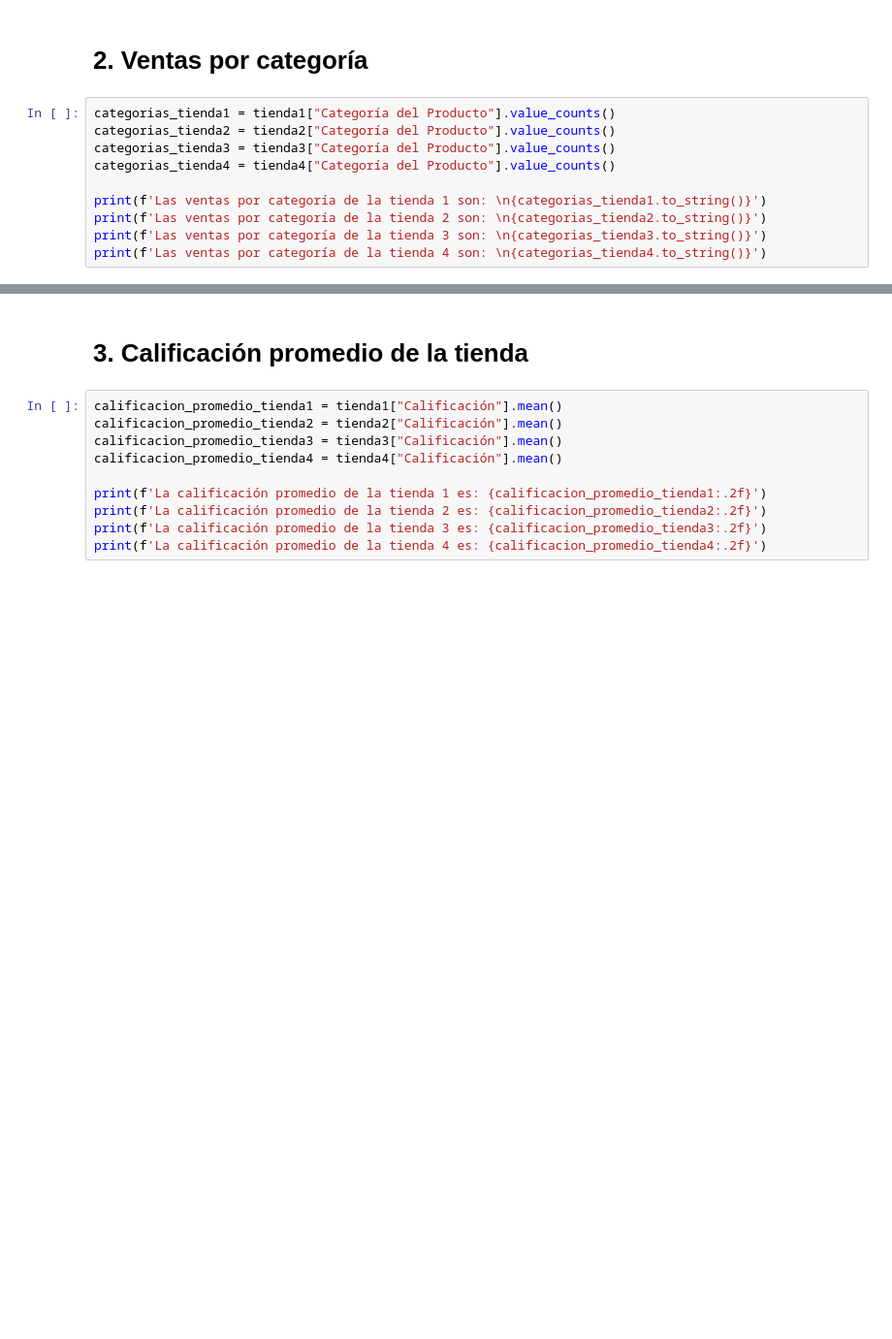
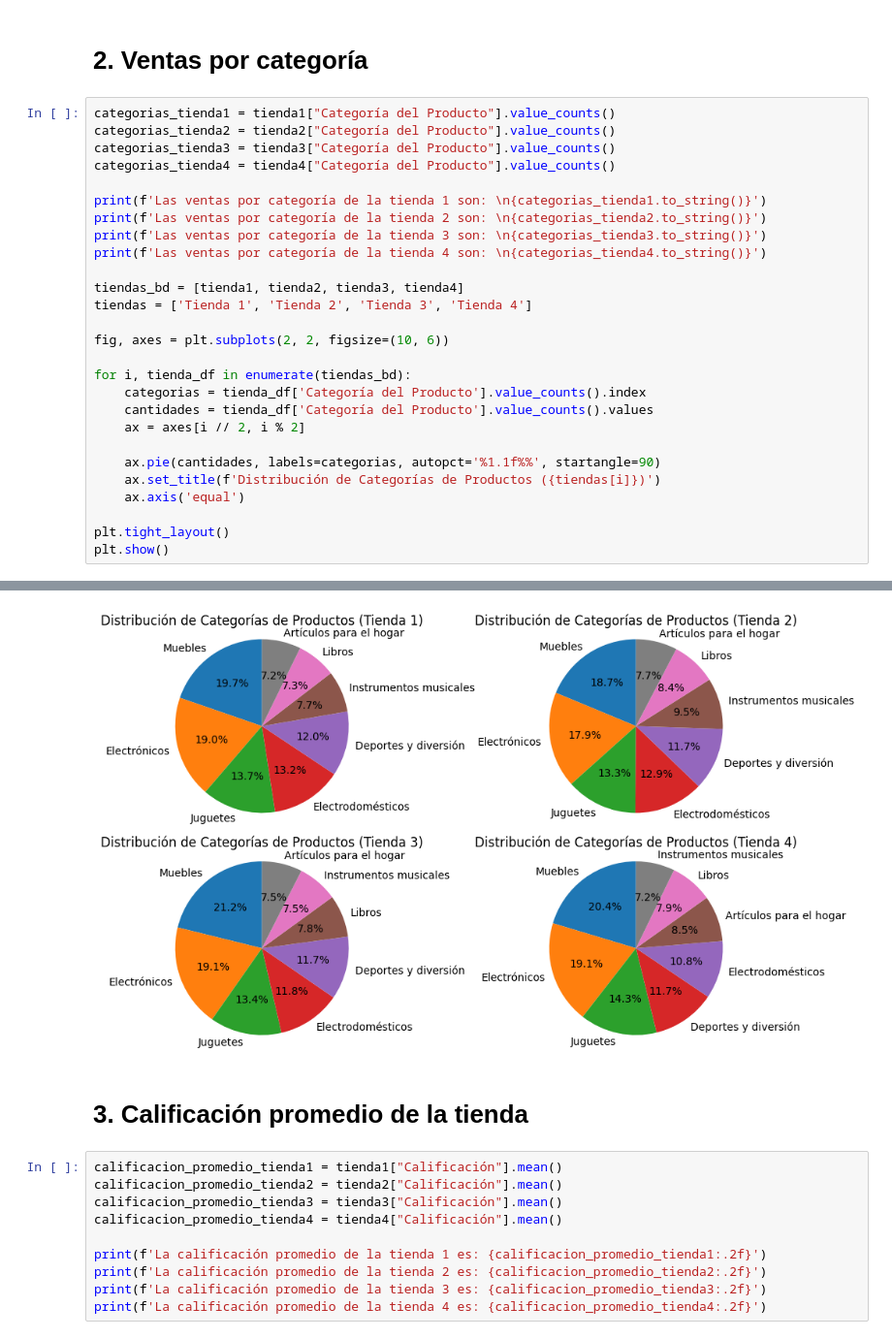
Before and after one commit to JoelC-Creator/AluraStore, a Jupyter notebook: AluraStoreLatam.ipynb, the cells around one changed output, grey strips where cells are left out. Shown at 97% size. Saved outputs shown, nothing was run; the diff lists cells and outputs as text; blank space fills up the shorter version.

```diff
--- a/AluraStoreLatam.ipynb
+++ b/AluraStoreLatam.ipynb
@@ -55,31 +54,49 @@ El ingreso de la tienda 4 fue de 1,038,375,700.00
 # %%
 categorias_tienda1 = tienda1["Categoría del Producto"].value_counts()
 categorias_tienda2 = tienda2["Categoría del Producto"].value_counts()
 categorias_tienda3 = tienda3["Categoría del Producto"].value_counts()
 categorias_tienda4 = tienda4["Categoría del Producto"].value_counts()
 
 print(f'Las ventas por categoría de la tienda 1 son: \n{categorias_tienda1.to_string()}')
 print(f'Las ventas por categoría de la tienda 2 son: \n{categorias_tienda2.to_string()}')
 print(f'Las ventas por categoría de la tienda 3 son: \n{categorias_tienda3.to_string()}')
 print(f'Las ventas por categoría de la tienda 4 son: \n{categorias_tienda4.to_string()}')
+
+tiendas_bd = [tienda1, tienda2, tienda3, tienda4]
+tiendas = ['Tienda 1', 'Tienda 2', 'Tienda 3', 'Tienda 4']
+
+fig, axes = plt.subplots(2, 2, figsize=(10, 6))
+
+for i, tienda_df in enumerate(tiendas_bd):
+    categorias = tienda_df['Categoría del Producto'].value_counts().index
+    cantidades = tienda_df['Categoría del Producto'].value_counts().values
+    ax = axes[i // 2, i % 2]
+
+    ax.pie(cantidades, labels=categorias, autopct='%1.1f%%', startangle=90)
+    ax.set_title(f'Distribución de Categorías de Productos ({tiendas[i]})')
+    ax.axis('equal')
+
+plt.tight_layout()
+plt.show()
 # %% [output]
 Las ventas por categoría de la tienda 1 son:
 Categoría del Producto
 Muebles                    465
 Electrónicos               448
 Juguetes                   324
 Electrodomésticos          312
 Deportes y diversión       284
 Instrumentos musicales     182
 Libros                     173
 Artículos para el hogar    171
 Las ventas por categoría de la tienda 2 son:
 Categoría del Producto
 ... (24 lines left out)
 Electrodomésticos          254
 Artículos para el hogar    201
 Libros                     187
 Instrumentos musicales     170
+[figure, added]
 # %% [markdown]
 # 3. Calificación promedio de la tienda
 # %%
```
Also changed, not shown: parts of 8 cells of this notebook.
